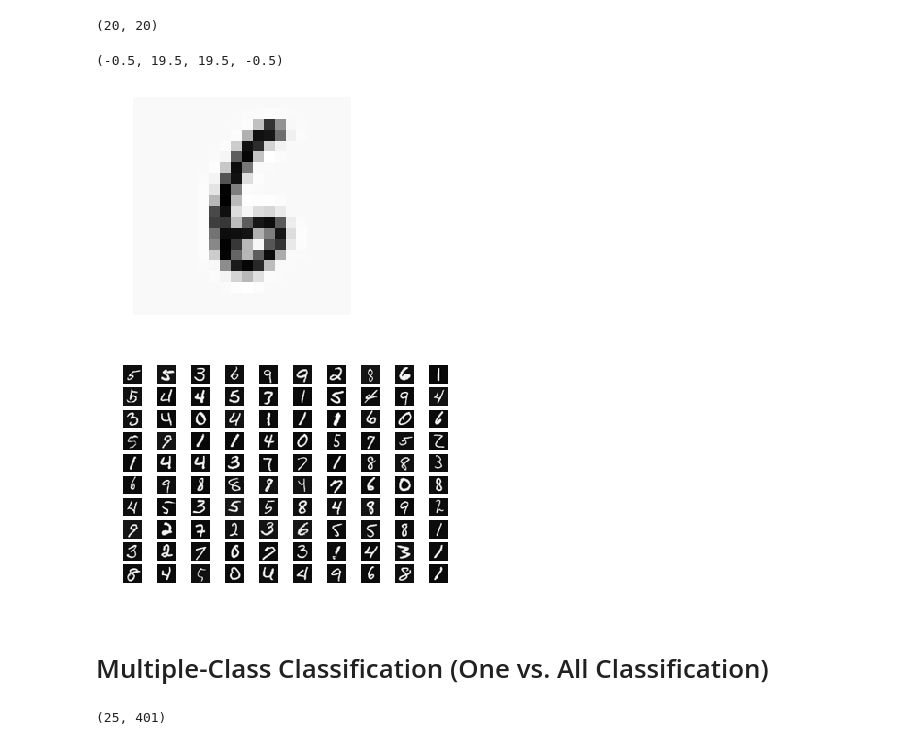
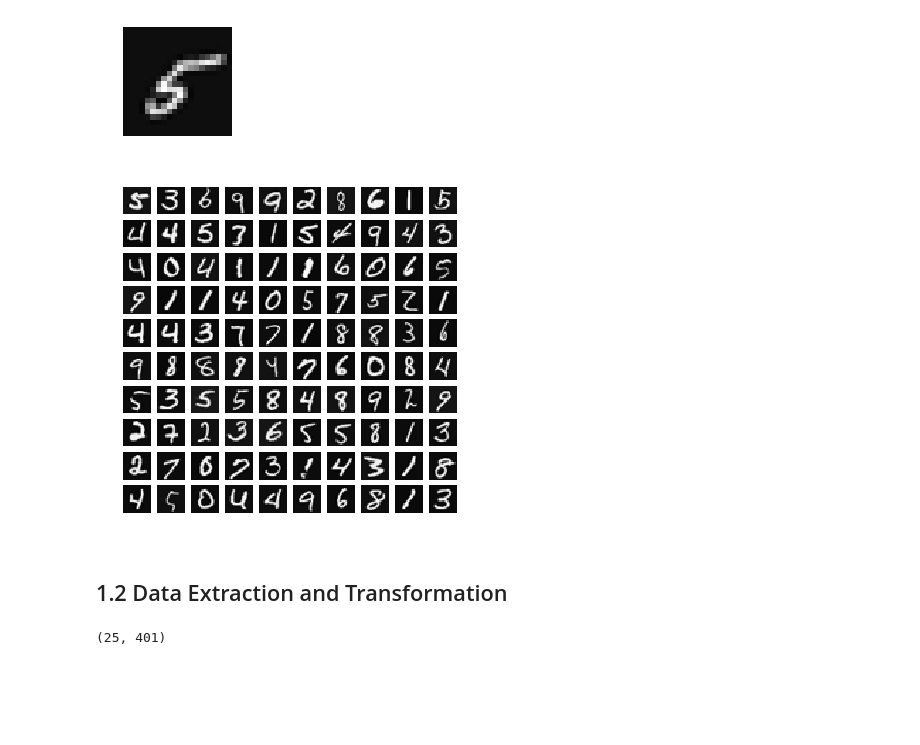
Before and after one commit to nikita-loik/andrew_ng_2_-python, a Jupyter notebook: 3_neuralNetworks_I/neuralNetworks_I.ipynb, the cells around one changed output. Cells and saved outputs as stored; diff of their text form; code cells hidden in the pictures; blank space fills up the shorter version.

```diff
--- a/3_neuralNetworks_I/neuralNetworks_I.ipynb
+++ b/3_neuralNetworks_I/neuralNetworks_I.ipynb
@@ -24,28 +26,34 @@ print(data['X'][0].shape)
-# %%
-digit = np.reshape(data['X'][3455], (-1, 20), order='F')
-digit.shape
-# %% [output]
-(20, 20)
-# %%
-plt.imshow(digit, cmap = 'Greys')
-plt.axis('off')
-# %% [output]
-(-0.5, 19.5, 19.5, -0.5)
-[figure, removed]
-# %%
-np.random.seed(0)
-randIndex = np.random.randint(5000, size = 100)
-visualisationSet = data['X'][randIndex,:]
-
-fig, axs = plt.subplots(nrows=10, ncols=10)
-for row in range(10):
-    for column in range(10):
-        ax = axs[row, column]
-        digit = np.reshape(visualisationSet[10*row + column], (-1, 20), order='F')
-        ax.axis('off')
-        ax.set_aspect("equal")
-        ax.imshow(digit, cmap = 'gist_gray')
-# %% [output]
-[figure, removed]
-# %% [markdown]
-# Multiple-Class Classification (One vs. All Classification)
+# %%
+np.random.seed(0)
+def digitDatum(x):
+    '''converts vector x into a matrix, 20x20'''
+#     by default order='C', but in this case the lines are assembled in wrong order
+    return np.reshape(x, (-1, 20), order='F')
+
+def showRandomDigit(sampleSize):
+    fig = plt.figure(figsize=(2, 2))
+    digit = digitDatum(data['X'][np.random.randint(sampleSize)])
+    plt.imshow(digit, cmap = 'gist_gray')
+    plt.axis('off')
+    return plt.show()
+
+def showHundredDigits(visualisationSet):
+    fig = plt.figure(figsize=(6, 6))
+    for row in range(10):
+        for column in range(10):
+            digit = digitDatum(visualisationSet[10*row+column])
+            sub = plt.subplot(10, 10, 10*row+column+1)
+            sub.axis('off')
+            sub.imshow(digit, cmap = 'gist_gray')
+    return plt.show()
+# %%
+sampleSize, numVariables = data['X'].shape
+showRandomDigit(sampleSize)
+randIndex = np.random.randint(5000, size = 100)
+visualisationSet = data['X'][randIndex,:]
+showHundredDigits(visualisationSet)
+# %% [output]
+[figure, added]
+[figure, added]
+# %% [markdown]
+## 1.2 Data Extraction and Transformation
```
Also changed, not shown: parts of 9 cells of this notebook, 6 other files.
